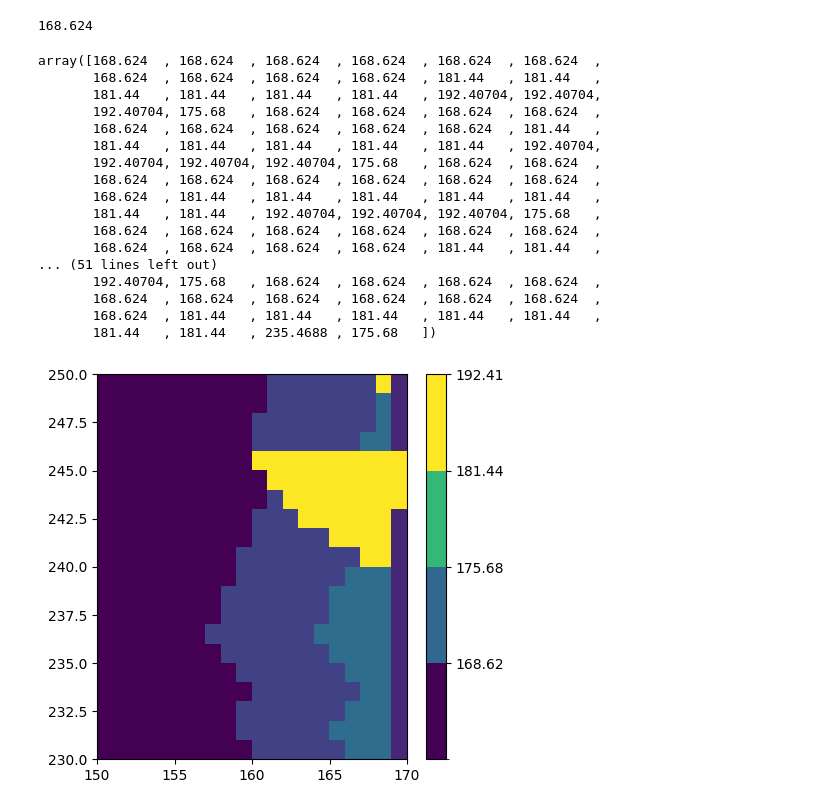
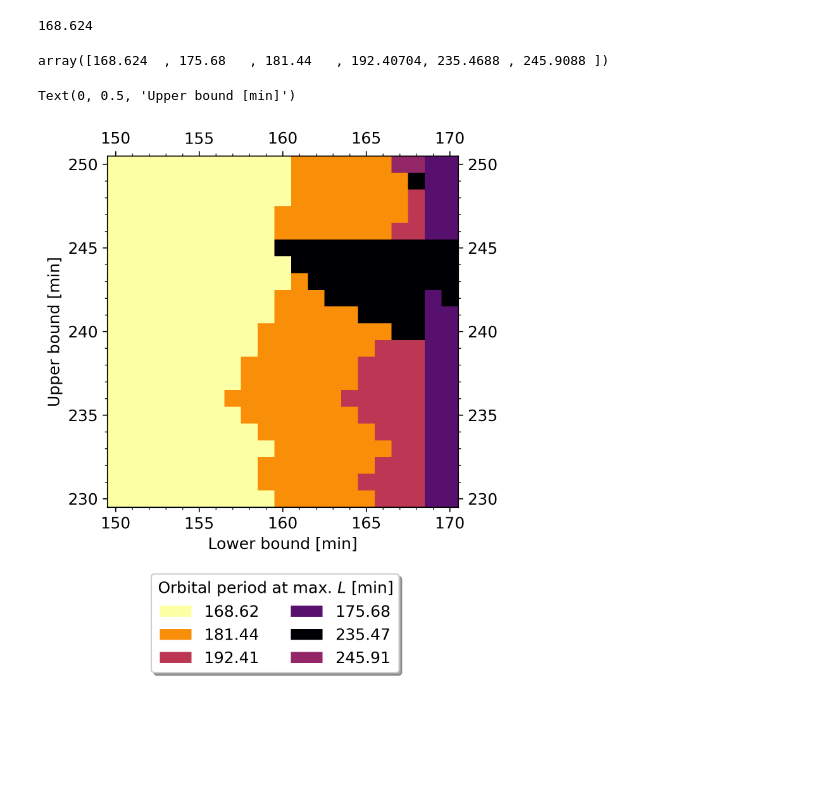
Before and after one commit to wknop/licencjat, a Jupyter notebook: test.ipynb, the cells around one changed output. Drawn from its saved outputs; the diff is of its cells as text; code cells hidden in the pictures; blank space fills up the shorter version.

```diff
--- a/test.ipynb
+++ b/test.ipynb
@@ -75,39 +75,44 @@ def LogL(lower_bound, upper_bound, periods, alfa):
             res_period = 0
     return res_periods
 
-lower_bounds = np.arange(150, 170, 1)
-upper_bounds = np.arange(230, 250, 1)
+lower_bounds = np.arange(150, 171, 1)
+upper_bounds = np.arange(230, 251, 1)
 vals = LogL(lower_bounds, upper_bounds, non_polars_arr, 1+1e-6)
-# %%
-vals
-# %% [output]
-array([168.624  , 168.624  , 168.624  , 168.624  , 168.624  , 168.624  ,
-       168.624  , 168.624  , 168.624  , 168.624  , 181.44   , 181.44   ,
-       181.44   , 181.44   , 181.44   , 181.44   , 192.40704, 192.40704,
-       192.40704, 175.68   , 168.624  , 168.624  , 168.624  , 168.624  ,
-       168.624  , 168.624  , 168.624  , 168.624  , 168.624  , 181.44   ,
-       181.44   , 181.44   , 181.44   , 181.44   , 181.44   , 192.40704,
-       192.40704, 192.40704, 192.40704, 175.68   , 168.624  , 168.624  ,
-       168.624  , 168.624  , 168.624  , 168.624  , 168.624  , 168.624  ,
-       168.624  , 181.44   , 181.44   , 181.44   , 181.44   , 181.44   ,
-       181.44   , 181.44   , 192.40704, 192.40704, 192.40704, 175.68   ,
-       168.624  , 168.624  , 168.624  , 168.624  , 168.624  , 168.624  ,
-       168.624  , 168.624  , 168.624  , 168.624  , 181.44   , 181.44   ,
-... (51 lines left out)
-       192.40704, 175.68   , 168.624  , 168.624  , 168.624  , 168.624  ,
-       168.624  , 168.624  , 168.624  , 168.624  , 168.624  , 168.624  ,
-       168.624  , 181.44   , 181.44   , 181.44   , 181.44   , 181.44   ,
-       181.44   , 181.44   , 235.4688 , 175.68   ])
-# %%
-import matplotlib as mpl
-fig, ax = plt.subplots(1, 1, figsize=(5,5))
-cmap = mpl.cm.viridis
-bounds = [0, 168.624, 175.68, 181.44, 192.40704]
-norm = mpl.colors.BoundaryNorm(bounds, cmap.N, extend='neither')
-Im = ax.imshow(vals.reshape(20,20), extent=[150, 170, 230, 250], aspect='auto', origin='lower')
-# ax.imshow(vals.reshape(20,20), extent=[150, 170, 230, 250], aspect='auto')
-# cax = fig.colorbar(Im, ax=ax, extend='both')
-cbar = fig.colorbar(mpl.cm.ScalarMappable(norm=norm, cmap=cmap), ax=ax)
-cbar.set_ticks([168.624, 175.68, 181.44, 192.40704])
-# %% [output]
-[figure, removed]
+# %%
+vals.reshape(21,21)
+np.unique(vals.reshape(21,21))
+# %% [output]
+array([168.624  , 175.68   , 181.44   , 192.40704, 235.4688 , 245.9088 ])
+# %%
+
+from matplotlib.ticker import (MultipleLocator, AutoMinorLocator)
+from matplotlib.patches import Patch
+color_map = {168.62: np.array([252, 255, 164]),
+             181.44: np.array([249, 142, 9]),
+             192.41: np.array([188, 55, 84]),
+             175.68: np.array([87, 16, 110]),
+             235.47: np.array([0, 0, 4]),
+             245.91: np.array([147, 38, 103])}
+
+data = np.round(vals.reshape(21,21), 2)
+
+data_3d = np.ndarray(shape=(data.shape[0], data.shape[1], 3), dtype=int)
+for i in range(0, data.shape[0]):
+    for j in range(0, data.shape[1]):
+        data_3d[i][j] = color_map[data[i][j]]
+
+fig, ax = plt.subplots(1, 1, dpi=300)
+im = ax.imshow(data_3d, origin='lower')
+
+legend_elements = [Patch(facecolor=color_map[key]/255.0, label=f'{key:.2f}') for key in color_map]
+ax.legend(handles=legend_elements, bbox_to_anchor=(0.5, -0.27), loc="lower center",bbox_transform=fig.transFigure, ncol=2, fancybox=True, shadow=True, fontsize=12, title="Orbital period at max. $L$ [min]", title_fontsize=12)
+ax.set_xticks(np.arange(0, 21, 5), labels=np.arange(150, 171, 5))
+ax.set_yticks(np.arange(0, 21, 5), labels=np.arange(230, 251, 5))
+ax.xaxis.set_minor_locator(MultipleLocator())
+ax.yaxis.set_minor_locator(AutoMinorLocator())
+ax.tick_params(labelsize=12, labelbottom=True, labelleft=True, labelright=True, labeltop=True, top=True, bottom=True, left=True, right=True, which='both')
+ax.set_xlabel('Lower bound [min]', fontsize=12)
+ax.set_ylabel('Upper bound [min]', fontsize=12)
+# %% [output]
+Text(0, 0.5, 'Upper bound [min]')
+[figure, added]
```
Also changed, not shown: 1 other file.
